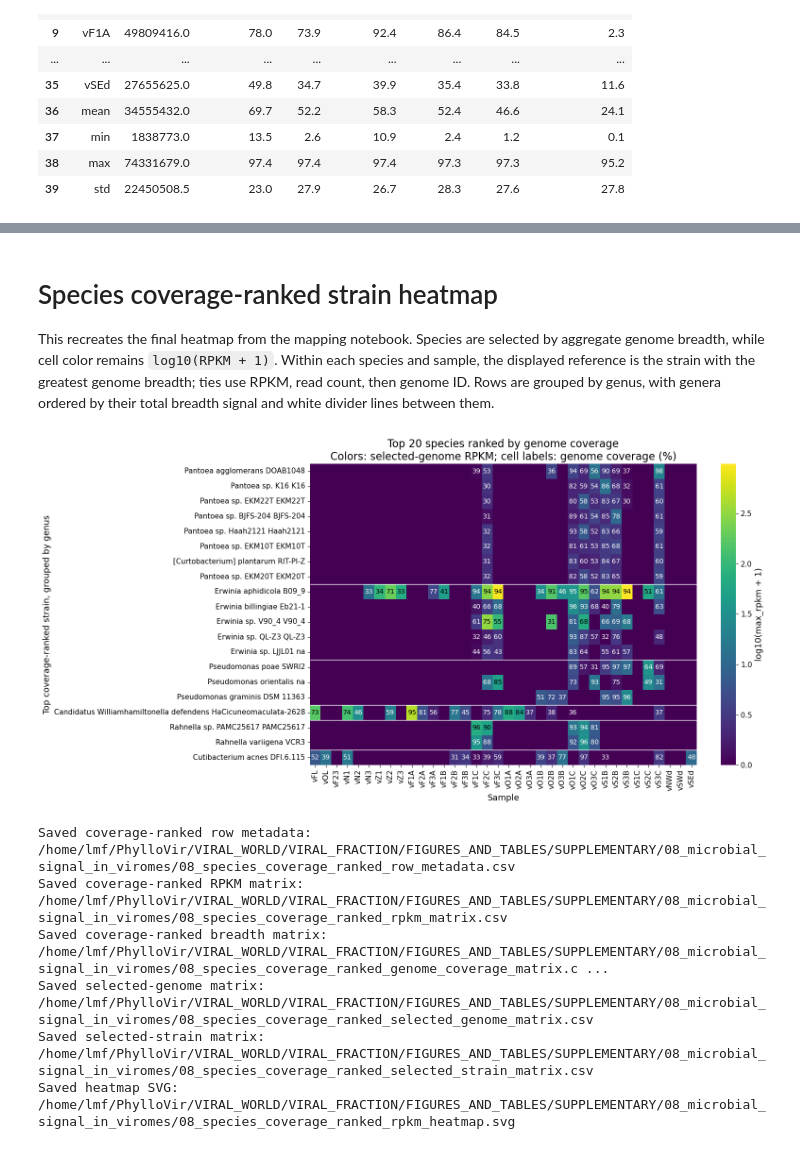
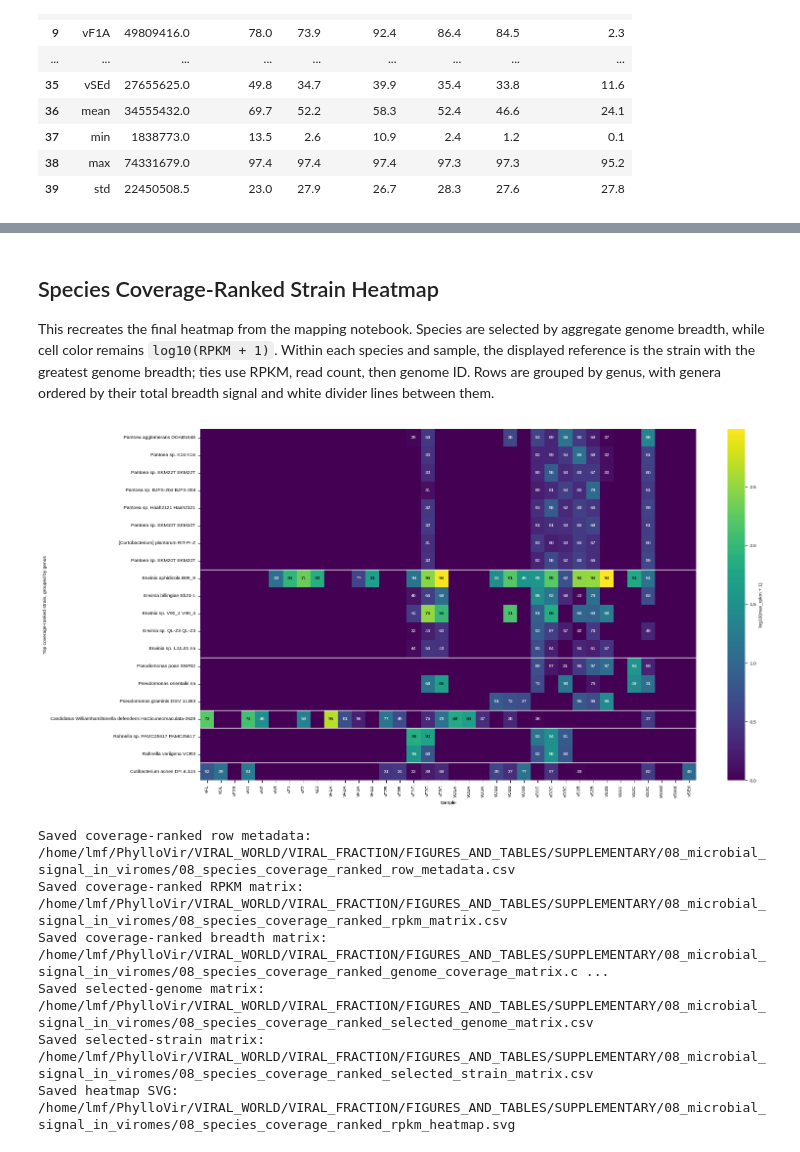
Before and after one commit to lauramilena3/WHEAT_PHYLLOSPHERE_VIROME, a Jupyter notebook: VIRAL/NOTEBOOKS/08_microbial_signal_in_viromes.ipynb, the cells around one changed output, grey strips where cells are left out. Saved outputs shown, nothing was run; the diff lists cells and outputs as text; code cells hidden in the pictures.

```diff
--- a/VIRAL/NOTEBOOKS/08_microbial_signal_in_viromes.ipynb
+++ b/VIRAL/NOTEBOOKS/08_microbial_signal_in_viromes.ipynb
@@ -181,4 +193,5 @@ Reads were mapped to the strain-reference genomes before and after masking geNom
 # %%
+# Compare strain-reference mapping before and after viral-region masking
 # Use the same clean-read denominator as the final mapping percentage summary.
 qc_read_counts = pd.read_csv(QC_READ_COUNTS_PATH, index_col=0)
 clean_read_counts = (
@@ -220,8 +233,8 @@ for sample in SAMPLES_36:
         {
             "sample": sample,
             "% unmasked strain references": unmasked_percent,
-            "% masked strain references": masked_percent,
-            "% reads lost after prophage masking": unmasked_percent - masked_percent,
+            "% geNomad-viral-region-masked strain references": masked_percent,
+            "% reads lost after geNomad viral-region masking": unmasked_percent - masked_percent,
         }
     )
 
@@ -240,17 +253,17 @@ strain_mapping_summary = pd.DataFrame(
             strain_mapping_before_after_masking["% unmasked strain references"].max(),
             strain_mapping_before_after_masking["% unmasked strain references"].std(),
         ],
-        "% masked strain references": [
-            strain_mapping_before_after_masking["% masked strain references"].mean(),
-            strain_mapping_before_after_masking["% masked strain references"].min(),
-            strain_mapping_before_after_masking["% masked strain references"].max(),
-            strain_mapping_before_after_masking["% masked strain references"].std(),
+        "% geNomad-viral-region-masked strain references": [
+            strain_mapping_before_after_masking["% geNomad-viral-region-masked strain references"].mean(),
+            strain_mapping_before_after_masking["% geNomad-viral-region-masked strain references"].min(),
+            strain_mapping_before_after_masking["% geNomad-viral-region-masked strain references"].max(),
+            strain_mapping_before_after_masking["% geNomad-viral-region-masked strain references"].std(),
         ],
-        "% reads lost after prophage masking": [
-            strain_mapping_before_after_masking["% reads lost after prophage masking"].mean(),
-            strain_mapping_before_after_masking["% reads lost after prophage masking"].min(),
-            strain_mapping_before_after_masking["% reads lost after prophage masking"].max(),
-            strain_mapping_before_after_masking["% reads lost after prophage masking"].std(),
+        "% reads lost after geNomad viral-region masking": [
+            strain_mapping_before_after_masking["% reads lost after geNomad viral-region masking"].mean(),
+            strain_mapping_before_after_masking["% reads lost after geNomad viral-region masking"].min(),
+            strain_mapping_before_after_masking["% reads lost after geNomad viral-region masking"].max(),
+            strain_mapping_before_after_masking["% reads lost after geNomad viral-region masking"].std(),
         ],
     }
 ).round(1)
@@ -476,7 +613,7 @@ display(taxonomy_summary.head(30))
 | 6 | Bacillota | Staphylococcus | 1 | 1 | 1 | ... |
 | 12 | Pseudomonadota | Izhakiella | 1 | 1 | 1 | ... |
 # %% [markdown]
-# Species coverage-ranked strain heatmap
+## Species Coverage-Ranked Strain Heatmap
 
 This recreates the final heatmap from the mapping notebook. Species are selected by
 aggregate genome breadth, while cell color remains `log10(RPKM + 1)`. Within each
@@ -484,15 +621,16 @@ species and sample, the displayed reference is the strain with the greatest geno
 breadth; ties use RPKM, read count, then genome ID. Rows are grouped by genus, with
 genera ordered by their total breadth signal and white divider lines between them.
 # %%
+# Plot the species coverage-ranked strain heatmap
 TOP_N_SPECIES = 20
 COVERAGE_COLUMN = 'genome_covered_percentage'
 RPKM_COLOR_COLUMN = 'max_rpkm'
 PLOT_LOG10_RPKM = True
-HEATMAP_XTICK_FONT_SIZE = 11
-HEATMAP_YTICK_FONT_SIZE = 11
-HEATMAP_AXIS_LABEL_FONT_SIZE = 13
-HEATMAP_TITLE_FONT_SIZE = 16
-HEATMAP_ANNOT_FONT_SIZE = 10
+HEATMAP_XTICK_FONT_SIZE = 7
+HEATMAP_YTICK_FONT_SIZE = 7
+HEATMAP_AXIS_LABEL_FONT_SIZE = 7
+HEATMAP_TITLE_FONT_SIZE = 7
+HEATMAP_ANNOT_FONT_SIZE = 7
 
 def first_nonempty(values):
     values = pd.Series(values).dropna().astype(str)
@@ -745,39 +883,34 @@ genus_order = heatmap_rows.set_index('species').loc[species_rpkm_matrix.index, '
 genus_boundaries = np.where(genus_order.ne(genus_order.shift()).to_numpy()[1:])[0] + 1
 for boundary in genus_boundaries:
     axis.hlines(boundary, *axis.get_xlim(), colors='white', linewidth=1)
 
 max_heatmap_value = np.nanmax(heatmap_values.to_numpy()) if heatmap_values.size else 0
 for text, value in zip(axis.texts, heatmap_values.to_numpy().ravel()):
     if text.get_text():
         text.set_color(
             'black' if max_heatmap_value and value > max_heatmap_value * 0.55 else 'white'
         )
 
 axis.set_xlabel('Sample', fontsize=HEATMAP_AXIS_LABEL_FONT_SIZE)
 axis.set_ylabel(
     'Top coverage-ranked strain, grouped by genus',
     fontsize=HEATMAP_AXIS_LABEL_FONT_SIZE,
 )
-axis.set_title(
-    f'Top {len(plot_rpkm_matrix)} species ranked by genome coverage\n'
-    'Colors: selected-genome RPKM; cell labels: genome coverage (%)',
-    fontsize=HEATMAP_TITLE_FONT_SIZE,
-)
 axis.figure.axes[-1].yaxis.label.set_size(HEATMAP_AXIS_LABEL_FONT_SIZE)
 axis.figure.axes[-1].tick_params(labelsize=HEATMAP_XTICK_FONT_SIZE)
 fig.tight_layout()
 fig.savefig(outputs['heatmap'], format='svg', bbox_inches='tight')
 plt.show()
 plt.close(fig)
 
 print(f'Saved coverage-ranked row metadata: {outputs["heatmap_row_metadata"]}')
 print(f'Saved coverage-ranked RPKM matrix: {outputs["heatmap_rpkm_matrix"]}')
 print(f'Saved coverage-ranked breadth matrix: {outputs["heatmap_breadth_matrix"]}')
 print(f'Saved selected-genome matrix: {outputs["heatmap_selected_genome_matrix"]}')
 print(f'Saved selected-strain matrix: {outputs["heatmap_selected_strain_matrix"]}')
 print(f'Saved heatmap SVG: {outputs["heatmap"]}')
 # %% [output]
-[figure, old version]
+[figure, new version]
 Saved coverage-ranked row metadata: /home/lmf/PhylloVir/VIRAL_WORLD/VIRAL_FRACTION/FIGURES_AND_TABLES/SUPPLEMENTARY/08_microbial_signal_in_viromes/08_species_coverage_ranked_row_metadata.csv
 Saved coverage-ranked RPKM matrix: /home/lmf/PhylloVir/VIRAL_WORLD/VIRAL_FRACTION/FIGURES_AND_TABLES/SUPPLEMENTARY/08_microbial_signal_in_viromes/08_species_coverage_ranked_rpkm_matrix.csv
 Saved coverage-ranked breadth matrix: /home/lmf/PhylloVir/VIRAL_WORLD/VIRAL_FRACTION/FIGURES_AND_TABLES/SUPPLEMENTARY/08_microbial_signal_in_viromes/08_species_coverage_ranked_genome_coverage_matrix.c ...
```
Also changed, not shown: parts of 15 cells of this notebook, 13 other files.
